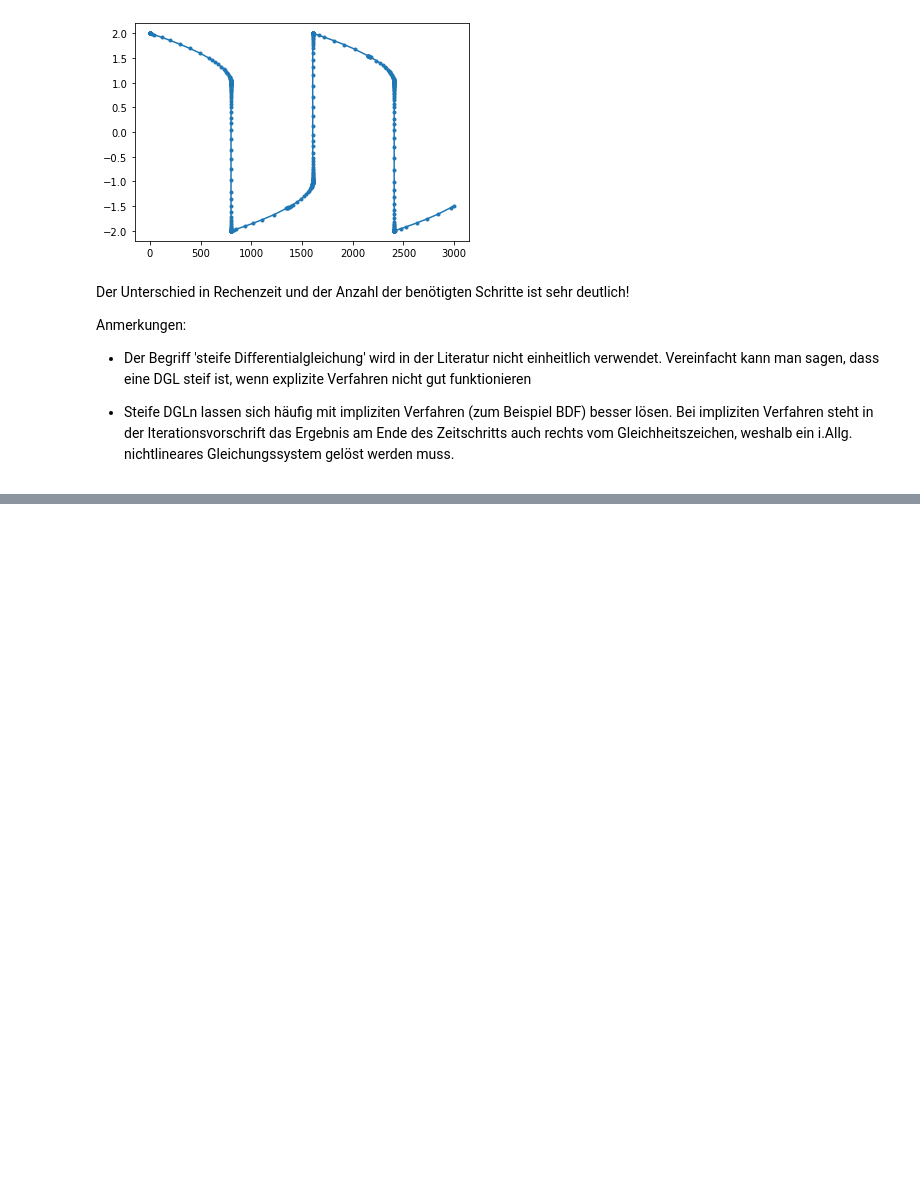
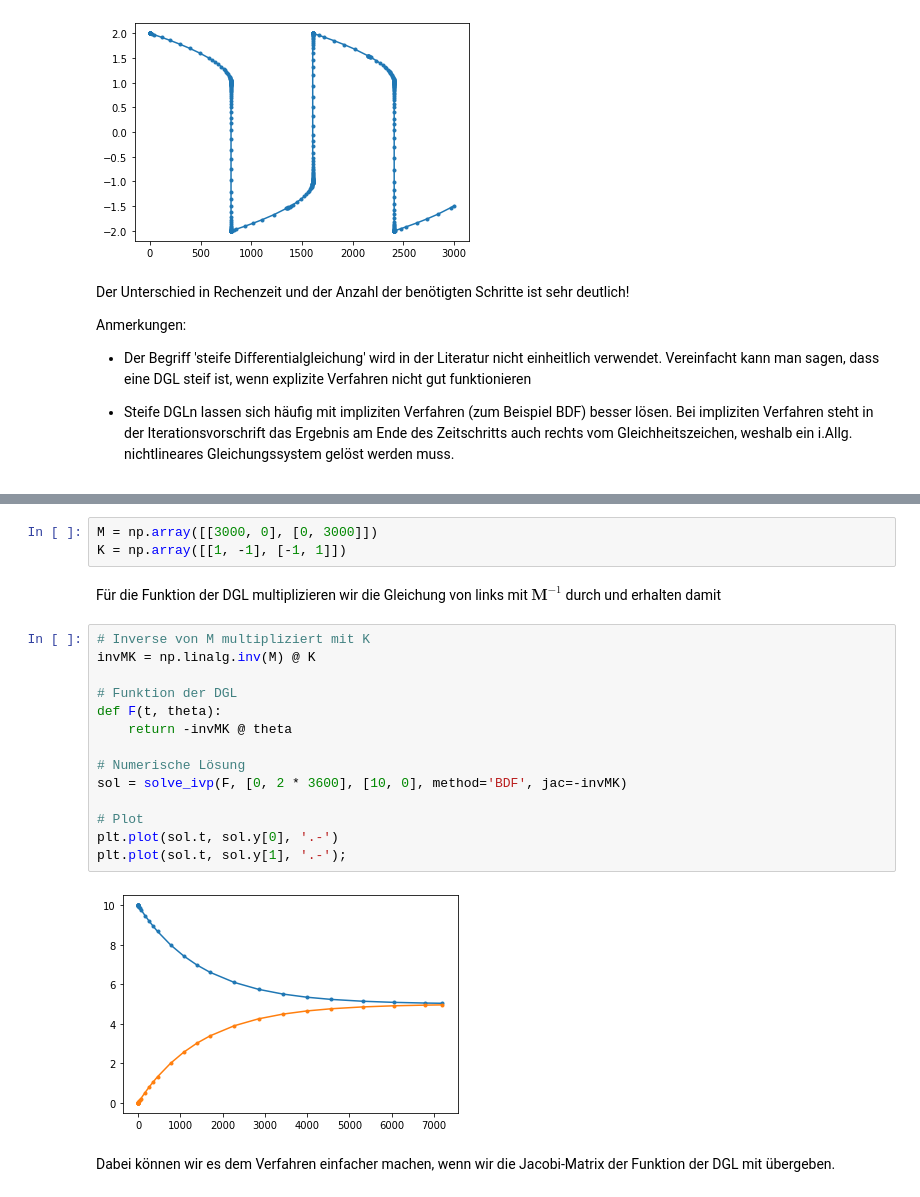
Before and after one commit to matthiasbaitsch/python_numerik_quickstart, a Jupyter notebook: _sources/04-anfangswertprobleme.ipynb, the cells around one changed output, grey strips where cells are left out. Cells and saved outputs as stored; diff of their text form; blank space fills up the shorter version.

```diff
--- a/_sources/04-anfangswertprobleme.ipynb
+++ b/_sources/04-anfangswertprobleme.ipynb
@@ -237,0 +282,23 @@ Anmerkungen:
+# %%
+M = np.array([[3000, 0], [0, 3000]])
+K = np.array([[1, -1], [-1, 1]])
+# %% [markdown]
+Für die Funktion der DGL multiplizieren wir die Gleichung von links mit $\mathbf{M}^{-1}$ durch und erhalten damit
+# %%
+# Inverse von M multipliziert mit K
+invMK = np.linalg.inv(M) @ K
+
+# Funktion der DGL
+def F(t, theta):
+    return -invMK @ theta
+
+# Numerische Lösung
+sol = solve_ivp(F, [0, 2 * 3600], [10, 0], method='BDF', jac=-invMK)
+
+# Plot
+plt.plot(sol.t, sol.y[0], '.-')
+plt.plot(sol.t, sol.y[1], '.-');
+# %% [output]
+[figure, added]
+# %% [markdown]
+Dabei können wir es dem Verfahren einfacher machen, wenn wir die Jacobi-Matrix der Funktion der DGL mit übergeben.
```
Also changed, not shown: parts of 3 cells of this notebook, 4 other files.
